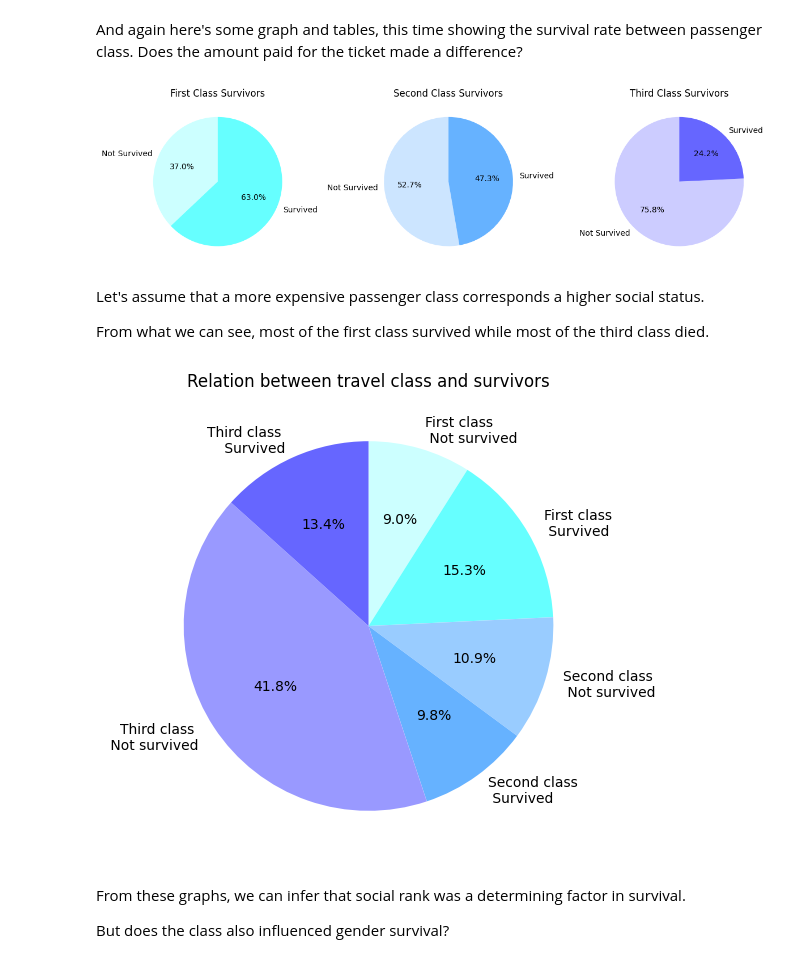
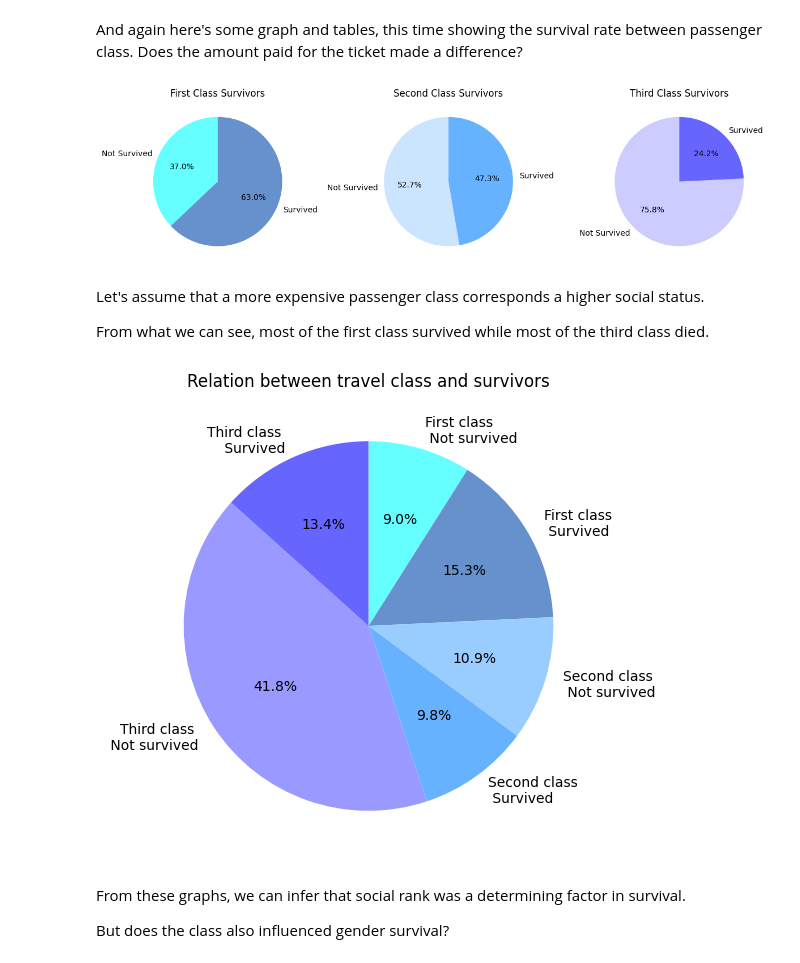
Before and after one commit to davidedigrande/titanic-dataset-eda, a Jupyter notebook: notebook.ipynb, the cells around one changed output. Cells and saved outputs as stored; diff of their text form; code cells hidden in the pictures.

```diff
--- a/notebook.ipynb
+++ b/notebook.ipynb
@@ -272,36 +272,36 @@ pivot_table
 # %% [markdown]
 And again here's some graph and tables, this time showing the survival rate between passenger class. Does the amount paid for the ticket made a difference?
 # %%
-first_class_colors = ["#66FFFF", "#99FFFF", "#CCFFFF"] # (3 shades of light blue)
+first_class_colors = ["#6691CC", "#99FFFF", "#66FFFF"] # (3 shades of light blue)
 second_class_colors = ["#66B2FF", "#99CCFF", "#CCE5FF"] # (3 shades of blue)
 third_class_colors = ["#6666FF", "#9999FF", "#CCCCFF"] # (3 shades of dark blue/violet)
 
 class_survived = df.groupby(by=['Pclass', 'Survived'])['Survived'].count()
 
 plt.figure(figsize=(12, 4))
 
 # First class
 plt.subplot(1, 3, 1)
 first_class = class_survived.get(1)
 plt.title("First Class Survivors")
 plt.pie(first_class, labels=["Not Survived", "Survived"], autopct='%1.1f%%', colors=[first_class_colors[2], first_class_colors[0]],startangle=90)
 
 # Second class
 plt.subplot(1, 3, 2)
 second_class = class_survived.get(2)
 plt.title("Second Class Survivors")
 plt.pie(second_class, labels=["Not Survived", "Survived"], autopct='%1.1f%%', colors=[second_class_colors[2], second_class_colors[0]],startangle=90)
 
 # Third class
 plt.subplot(1, 3, 3)
 third_class = class_survived.get(3)
 plt.title("Third Class Survivors")
 plt.pie(third_class, labels=["Not Survived", "Survived"], autopct='%1.1f%%', colors=[third_class_colors[2], third_class_colors[0]],startangle=90)
 
 plt.tight_layout()
 plt.show()
 # %% [output]
-[figure, old version]
+[figure, new version]
 # %% [markdown]
 Let's assume that a more expensive passenger class corresponds a higher social status.
 
@@ -336,7 +336,7 @@ plt.pie(
 plt.title('Relation between travel class and survivors')
 plt.show()
 # %% [output]
-[figure, old version]
+[figure, new version]
 # %% [markdown]
 From these graphs, we can infer that social rank was a determining factor in survival.
 
```
Also changed, not shown: parts of 10 cells of this notebook.
